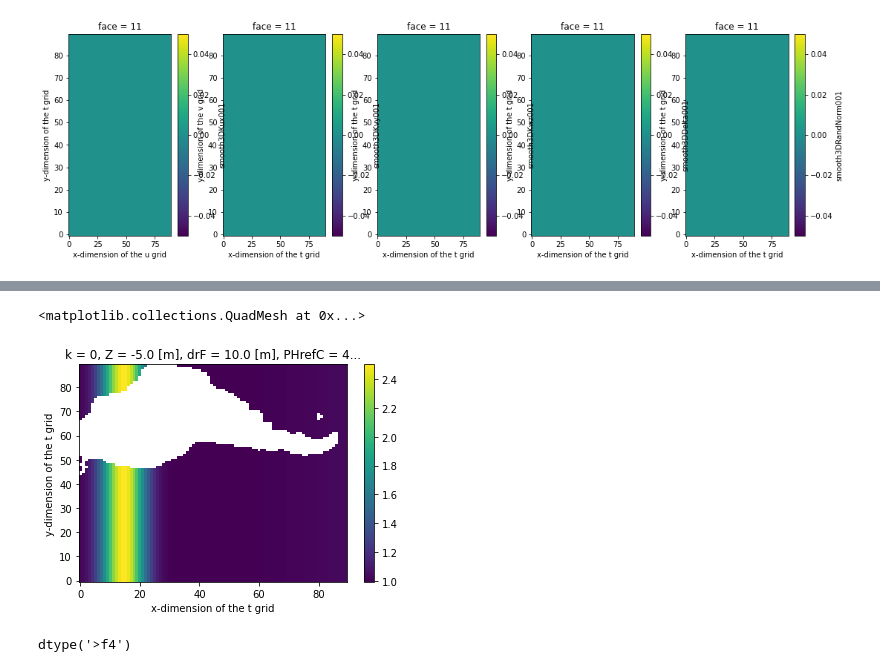
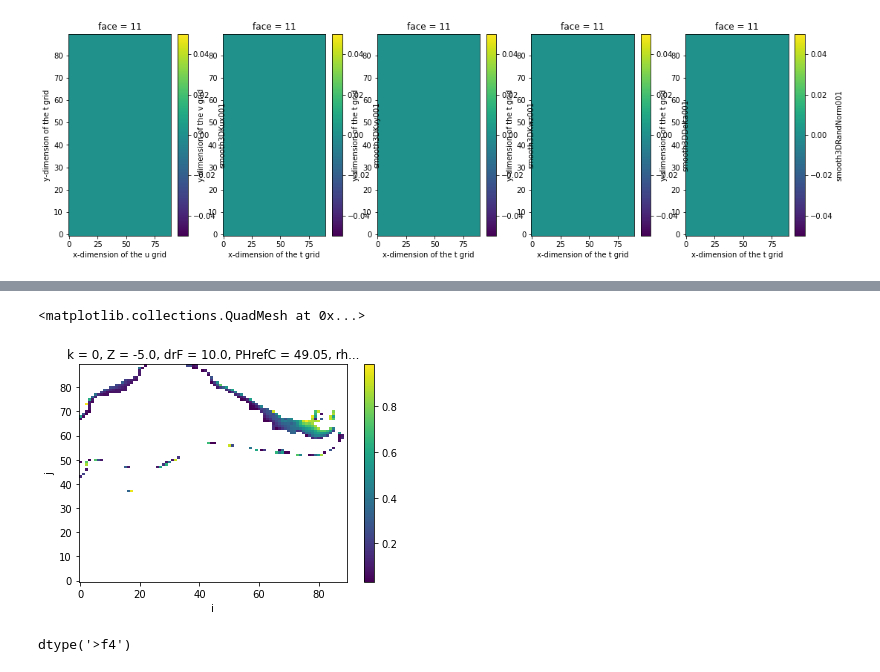
Before and after one commit to timothyas/generic-matern-covariance, a Jupyter notebook: src/archive/plot_barotropic_radius.ipynb, the cells around one changed output, grey strips where cells are left out. Saved outputs shown, nothing was run; the diff lists cells and outputs as text; code cells hidden in the pictures.

```diff
--- a/src/plot_barotropic_radius.ipynb
+++ b/src/archive/plot_barotropic_radius.ipynb
@@ -113,5 +113,4 @@ class BarotropicRadiusMaternField(MaternField):
         Ly.name = 'Ly'
         return Lx, Ly
 # %%
-bmf = BarotropicRadiusMaternField(ds.maskC, n_range=1, horizontal_factor=1.)
-bmf.write_binaries('test_dir', 1)
+bmf = BarotropicRadiusMaternField(ds.maskC, n_range=1, horizontal_factor=0.01)
@@ -176,13 +117,17 @@ np.isnan(bmf.rhs_factor.isel(k=0,face=10)).plot()
 # %%
-mf = MaternField(ds.maskC, n_range=1, horizontal_factor=1)
+mf = MaternField(ds.maskC, n_range=20, horizontal_factor=1)
 # %%
-phixb = bmf.K["ux"].isel(k=0)
-phix  = mf.K["ux"].isel(k=0)
+phixb = bmf.K["wz"].where(ds.maskC).isel(k=0)
+phix  = mf.K["wz"].where(ds.maskC).isel(k=0)
+#phixb = bmf.rhs_factor.where(ds.maskC).isel(k=0)
+#phix  = mf.rhs_factor.where(ds.maskC).isel(k=0)
+# %%
+ratio = phixb / phix
 # %%
-(phixb / phix).where(ds.maskC.isel(k=0)).sel(face=11).plot()
+ratio.where(ratio<1).sel(face=11).plot()
 # %% [output]
 <matplotlib.collections.QuadMesh at 0x...>
-[figure, old version]
+[figure, new version]
 # %%
 ds.YC.dtype
 # %% [output]
```
Also changed, not shown: parts of 5 cells of this notebook, 4 other files.
